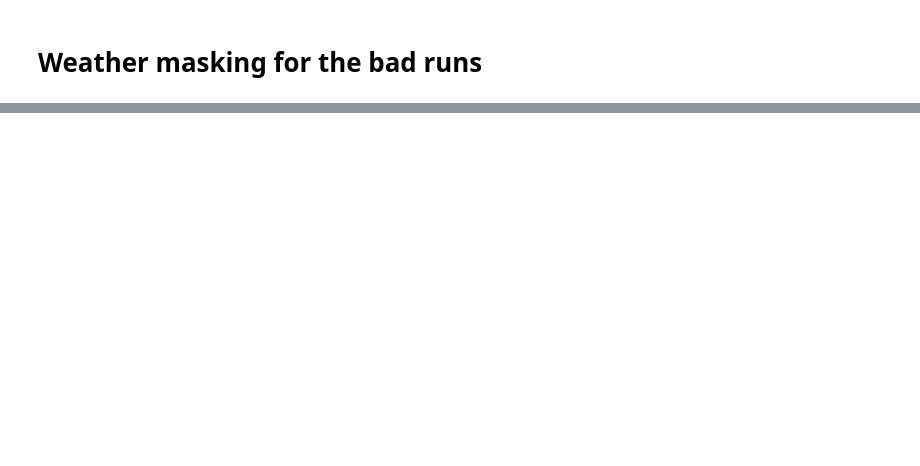
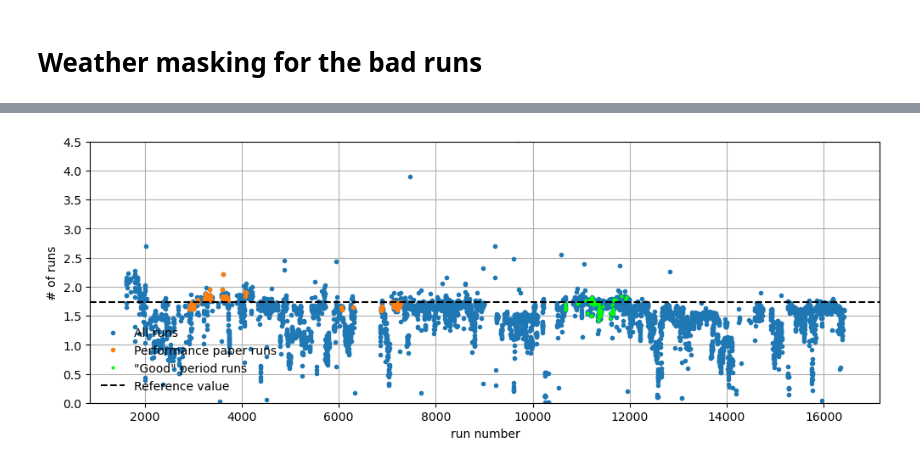
Before and after one commit to juanjq/cherenkov_transparency_corrections, a Jupyter notebook: dataset_selection/run_selection.ipynb, the cells around one changed output, grey strips where cells are left out. Saved outputs shown, nothing was run; the diff lists cells and outputs as text; code cells hidden in the pictures; blank space fills up the shorter version.

```diff
--- a/dataset_selection/run_selection.ipynb
+++ b/dataset_selection/run_selection.ipynb
@@ -499,0 +495,4 @@ array([ 2767,  5738,  5758,  5800,  6166,  6168,  6169,  6192,  6194,
+# %%
+runs = np.array(df_runwise.index)
+runs_p = np.array(df_performance.index)
+runs_g = np.array(df_good_period.index)
@@ -499,0 +518,19 @@ array([ 2767,  5738,  5758,  5800,  6166,  6168,  6169,  6192,  6194,
+# %%
+fig, ax = plt.subplots(1, 1, figsize=(12, 4))
+
+ax.plot(runs, df_runwise["drdi"], ls="", marker=".", color="C0", label="All runs")
+ax.plot(runs_p, df_performance["drdi"], ls="", marker=".", color="C1", label="Performance paper runs")
+ax.plot(runs_g, df_good_period["drdi"], ls="", marker=".", color="lime", ms=4, label="\"Good\" period runs")
+
+ax.axhline(ref_p0, color="k", ls="--", label="Reference value")
+
+ax.legend(loc=3, frameon=False)
+ax.set_xlabel("run number")
+ax.set_ylabel("# of runs")
+ax.set_ylim(0, 4.5)
+ax.grid()
+
+plt.savefig(f"plots/total.png", bbox_inches="tight", dpi=300)
+plt.show()
+# %% [output]
+[figure, added]
```
Also changed, not shown: parts of 20 cells of this notebook, 4 other files.
